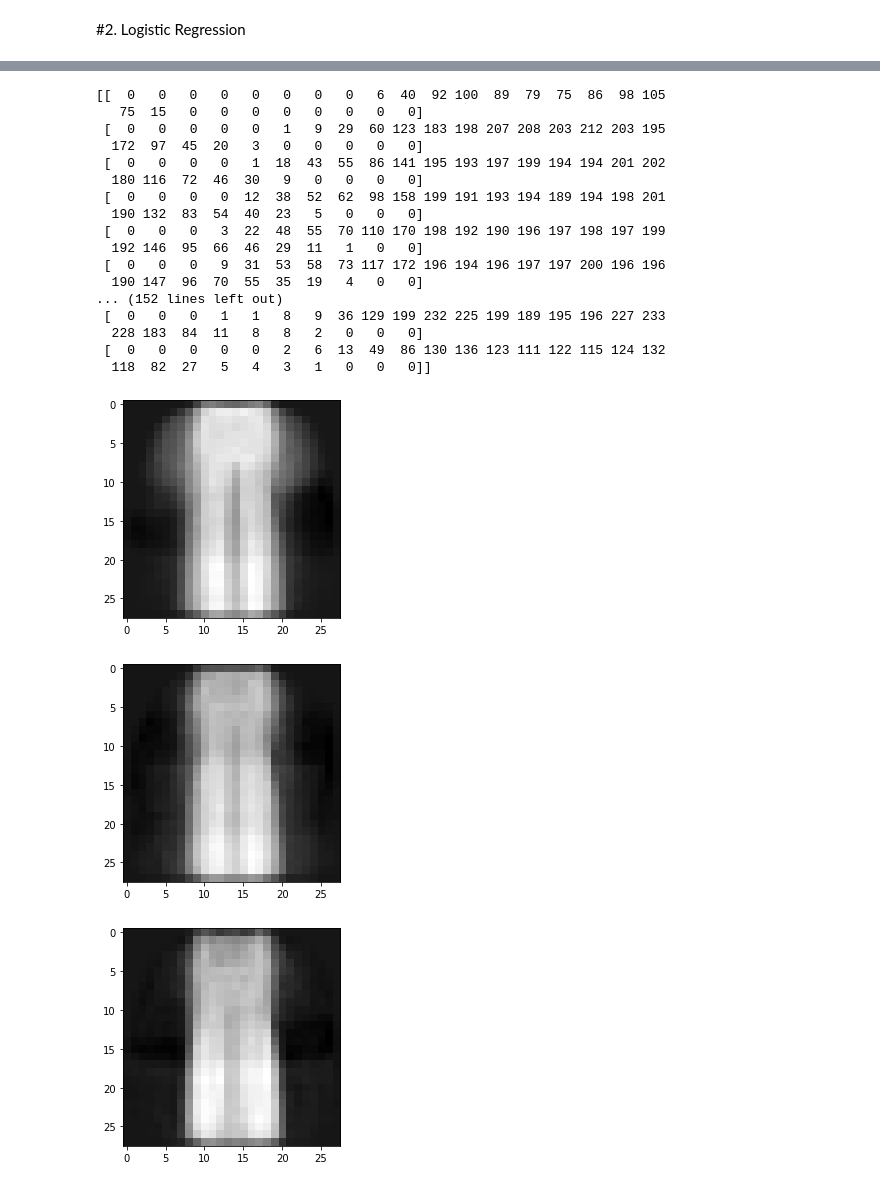
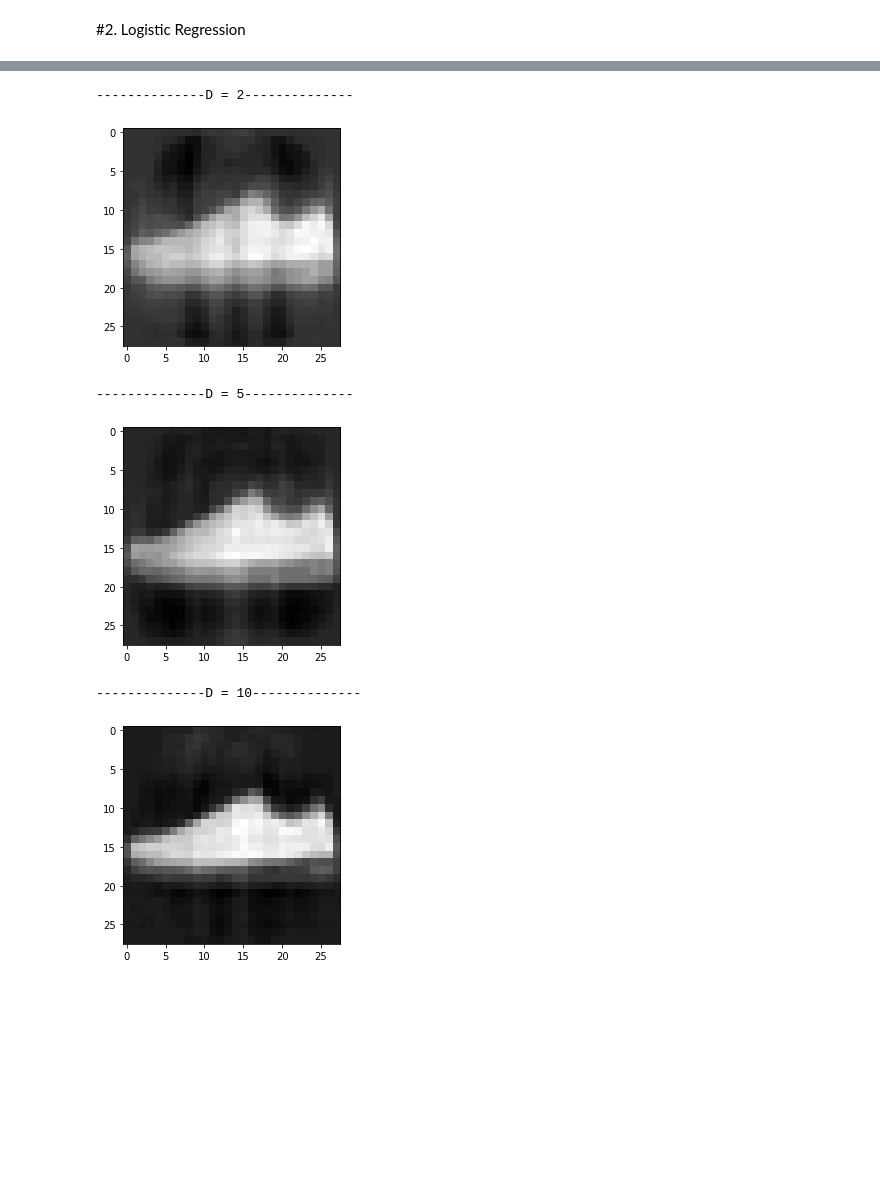
Before and after one commit to Louis5228/2020-Machine-Learning, a Jupyter notebook: 309512014_HW2.ipynb, the cells around one changed output, grey strips where cells are left out. Drawn from its saved outputs; the diff is of its cells as text; code cells hidden in the pictures; blank space fills up the shorter version.

```diff
--- a/309512014_HW2.ipynb
+++ b/309512014_HW2.ipynb
@@ -373,40 +371,25 @@ Test accuracy:     0.65
 # %%
 # 2.(b)
 D = [2, 5, 10] # dimension
 train_x_ = train_x - np.mean(train_x, axis=0)
 U, Sigma, Vh = np.linalg.svd(train_x_.T)
 for d in range(len(D)):
   pca_train_x = np.dot(train_x_, U[:,:D[d]]) # PCA
+  new_train_x = np.dot(pca_train_x, U[:,:D[d]].T) # inverse PCA
+  new_img_train = ((new_train_x[100,:]+np.mean(train_x, axis=0)).reshape(28,28)*255).astype(int)
+  '''
   pca_test_x = np.dot(test_x, U[:,:D[d]]) # PCA
-  new_train_x = np.dot(pca_train_x, U[:,:D[d]].T) # inverse PCA
   new_test_x = np.dot(pca_test_x, U[:,:D[d]].T) # inverse PCA
-  new_img_train = ((new_train_x[0:1,:]+np.mean(train_x, axis=0)).reshape(28,28)*255).astype(int)
-  # for i in range(28):
-    # for j in range(28):
-      # if (new_img_train[i][j] < 0):
-      # new_img_train[i] = new_img_train[i]+100
-  # new_img_train = cv2.cvtColor(new_img_train, cv2.COLOR_BGR2RGB)
+  new_img_test = ((new_test_x[100,:]+np.mean(train_x, axis=0)).reshape(28,28)*255).astype(int)
+  '''
   plt.figure()
-  plt.imshow(new_img_train,cmap ='gray')
-  plt.show
+  print('-'*14 + 'D = ' + str(D[d]) + '-'*14)
+  plt.imshow(new_img_train, cmap ='gray')
+  plt.show()
 # %% [output]
-[[  0   0   0   0   0   0   0   0   6  40  92 100  89  79  75  86  98 105
-   75  15   0   0   0   0   0   0   0   0]
- [  0   0   0   0   0   1   9  29  60 123 183 198 207 208 203 212 203 195
-  172  97  45  20   3   0   0   0   0   0]
- [  0   0   0   0   1  18  43  55  86 141 195 193 197 199 194 194 201 202
-  180 116  72  46  30   9   0   0   0   0]
- [  0   0   0   0  12  38  52  62  98 158 199 191 193 194 189 194 198 201
-  190 132  83  54  40  23   5   0   0   0]
- [  0   0   0   3  22  48  55  70 110 170 198 192 190 196 197 198 197 199
-  192 146  95  66  46  29  11   1   0   0]
- [  0   0   0   9  31  53  58  73 117 172 196 194 196 197 197 200 196 196
-  190 147  96  70  55  35  19   4   0   0]
-... (152 lines left out)
- [  0   0   0   1   1   8   9  36 129 199 232 225 199 189 195 196 227 233
-  228 183  84  11   8   8   2   0   0   0]
- [  0   0   0   0   0   2   6  13  49  86 130 136 123 111 122 115 124 132
-  118  82  27   5   4   3   1   0   0   0]]
+--------------D = 2--------------
-[figure, old version]
+[figure, new version]
+--------------D = 5--------------
-[figure, old version]
+[figure, new version]
+--------------D = 10--------------
-[figure, old version]
+[figure, new version]
```
Also changed, not shown: parts of 5 cells of this notebook.
